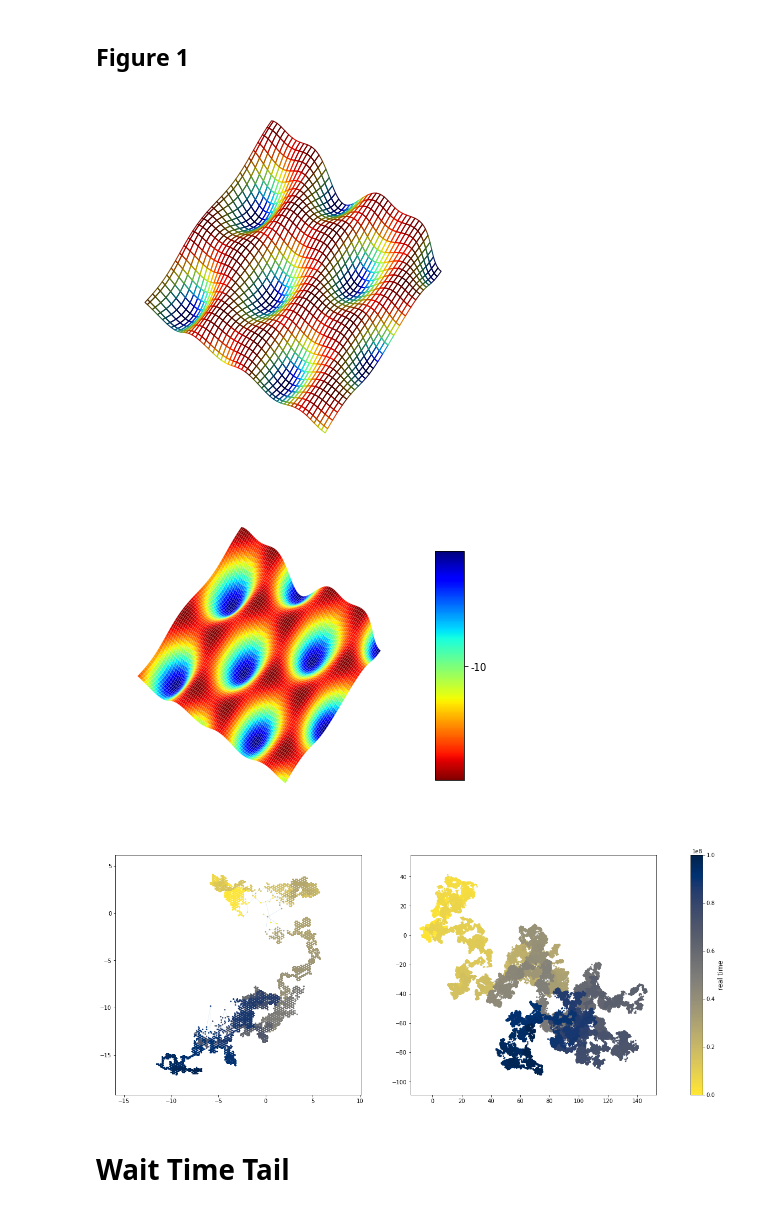
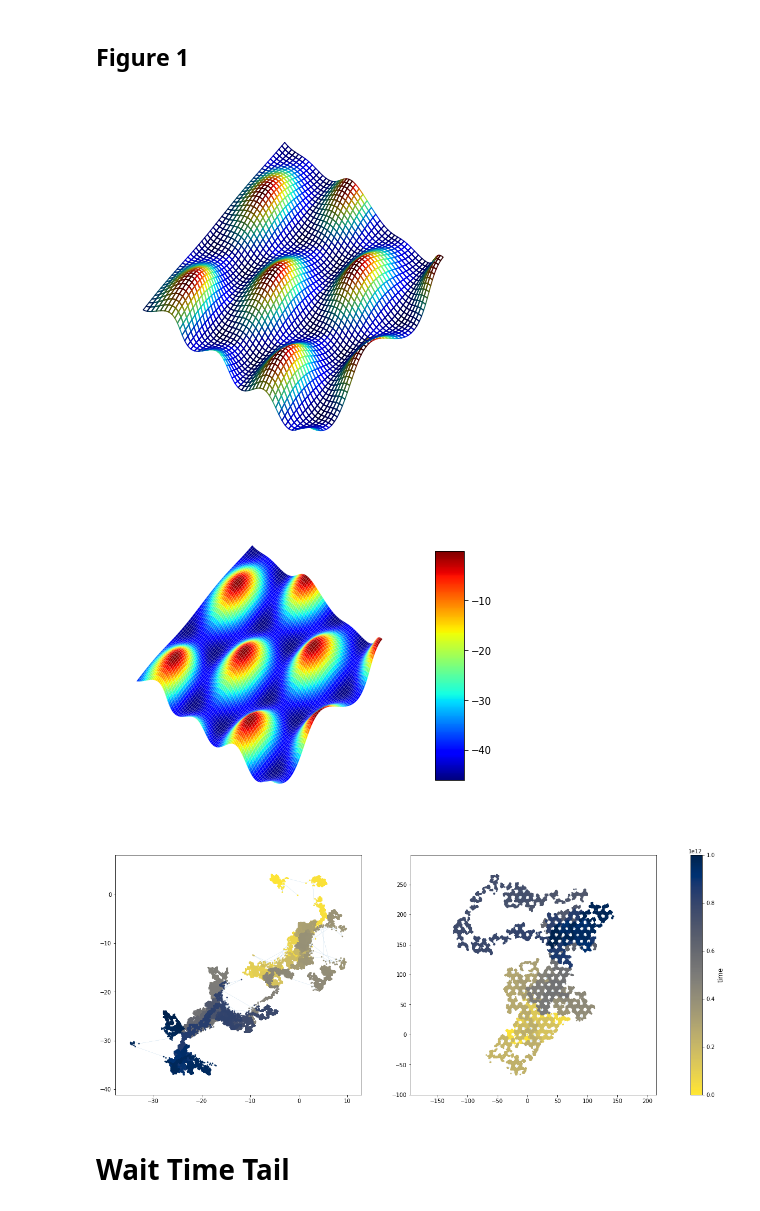
Before and after one commit to asaiacai/moire_walk, a Jupyter notebook: visualize.ipynb, the cells around one changed output. Saved outputs shown, nothing was run; the diff lists cells and outputs as text; code cells hidden in the pictures.

Commit message:
updated fig 1, 2 to use 39.8meV barrier

```diff
--- a/visualize.ipynb
+++ b/visualize.ipynb
@@ -60,12 +19,12 @@ delta = 0.005
 x = np.arange(0, 28, delta)
 y = np.arange(0, 48, delta)
 X, Y = np.meshgrid(x, y)
-lattice = Triangular_Lattice(16, 19.9)
+lattice = Triangular_Lattice(16, 39.8)
 Z = lattice.U(X, Y)
 
 # Normalize the colors based on Z value
 norm = plt.Normalize(Z.min(), Z.max())
-colors = cm.jet_r(norm(Z))
+colors = cm.jet(norm(Z))
 
 
 fig= plt.figure(figsize = (7,7))
@@ -82,47 +41,49 @@ ax.set_yticks([])
 ax.set_zticks([])
 ax.axis('off')
 
-ax.view_init(-98, -215)
+ax.view_init(-80, -220)
 # plt.savefig('./moire_jet.pdf',dpi=300)
 # %% [output]
-[figure, old version]
+[figure, new version]
 # %%
 from mpl_toolkits.mplot3d import axes3d
 import matplotlib.pyplot as plt
+%autoreload 2
 
 fig= plt.figure(figsize = (7,7))
 delta = 0.5
 x = np.arange(0, 28, delta)
 y = np.arange(0, 48, delta)
 X, Y = np.meshgrid(x, y)
-lattice = Triangular_Lattice(16, 19.9)
-Z = lattice.U(X, Y)*0.0862
+lattice = Triangular_Lattice(16, 39.8)
+Z = lattice.U(X, Y)*0.1
 ax = plt.axes(projection='3d')
-surfplot = ax.plot_surface(X, Y, Z, cmap="jet_r", lw=0.5, rstride=1, cstride=1, alpha=1, shade=True) #cmap="gist_heat_r"
+surfplot = ax.plot_surface(X, Y, Z, cmap="jet", lw=0.5, rstride=1, cstride=1, alpha=1, shade=True) #cmap="gist_heat_r"
 surfplot.set_facecolor((0,0,0,0))
 # ax.contour(X, Y, Z, 10, offset=-1, lw=3, colors="k", linestyles="solid", alpha=0.5)
 ax.grid(False)
 ax.set_xticks([])
 ax.set_yticks([])
 ax.set_zticks([])
 ax.axis('off')
-cbar = plt.colorbar(surfplot, shrink=0.6 , aspect=8, ticks=[-20, -10, 0])
-cbar.ax.set_yticklabels(['-20','-10','0'])  # vertically oriented colorbar
-ax.view_init(-98, -215)
+cbar = plt.colorbar(surfplot, shrink=0.6 , aspect=8, ticks=[-40, -30, -20, -10, 0])
+# cbar = plt.colorbar(surfplot, shrink=0.6 , aspect=8)
+# cbar.ax.set_yticklabels(['-40','-30','-20', '-10', '0'])  # vertically oriented colorbar
+ax.view_init(-80, -220)
 plt.show()
 # fig.savefig('./moire_jet_colorbar.pdf',dpi=300)
 # %% [output]
-[figure, old version]
+[figure, new version]
 # %%
 from lattice import Triangular_Lattice
 from walker import Graphene_Walker
 np.random.seed(123)
 random.seed(123)
-barrier = 19.9
+barrier = 39.8
 lattice = 12
 moire1 = Triangular_Lattice(lattice, barrier) # 16nm lattice constant, 1meV energy amplitude
-walkers1 = Graphene_Walker(0.246, 21) # 2.46 Angstrom lattice, 10 Kelvin
-tracks1 = walkers1.get_tracks(moire1, nsteps=500000, njumps=10000000, nparticles=1, endT=1e8)
+walkers1 = Graphene_Walker(0.246, 25) # 2.46 Angstrom lattice, 10 Kelvin
+tracks1 = walkers1.get_tracks(moire1, nsteps=500000, njumps=10000000, nparticles=1, endT=1e12)
 fig, ax = plt.subplots(1, 2, figsize=(22, 8))
 
 tracks1 = tracks1[tracks1['particle'] == 0]
@@ -142,8 +103,8 @@ ax[0].set_ylabel("")
 ax[0].set_aspect('equal')
 
 moire2 = Triangular_Lattice(lattice, barrier) # 16nm lattice constant, 1meV energy amplitude
-walkers2 = Graphene_Walker(0.246, 41) # 2.46 Angstrom lattice, 10 Kelvin
-tracks2 = walkers2.get_tracks(moire2, nsteps=500000, njumps=10000000, nparticles=1, endT=1e8)
+walkers2 = Graphene_Walker(0.246, 33) # 2.46 Angstrom lattice, 10 Kelvin
+tracks2 = walkers2.get_tracks(moire2, nsteps=500000, njumps=100000000, nparticles=1, endT=1e12)
 
 tracks2 = tracks2[tracks2['particle'] == 0]
 x, y, t = tracks2['x'], tracks2['y'], tracks2['time']
@@ -161,7 +122,7 @@ ax[1].set_aspect('equal')
 fig.savefig('sample_traj_{}meV.pdf'.format(barrier),dpi=200, bbox_inches='tight')
 fig.savefig('sample_traj_{}meV.png'.format(barrier),dpi=300, bbox_inches='tight')
 # %% [output]
-[figure, old version]
+[figure, new version]
 # %% [markdown]
 # Wait Time Tail
 # %%
```
Also changed, not shown: parts of 14 cells of this notebook, 2 other files.
